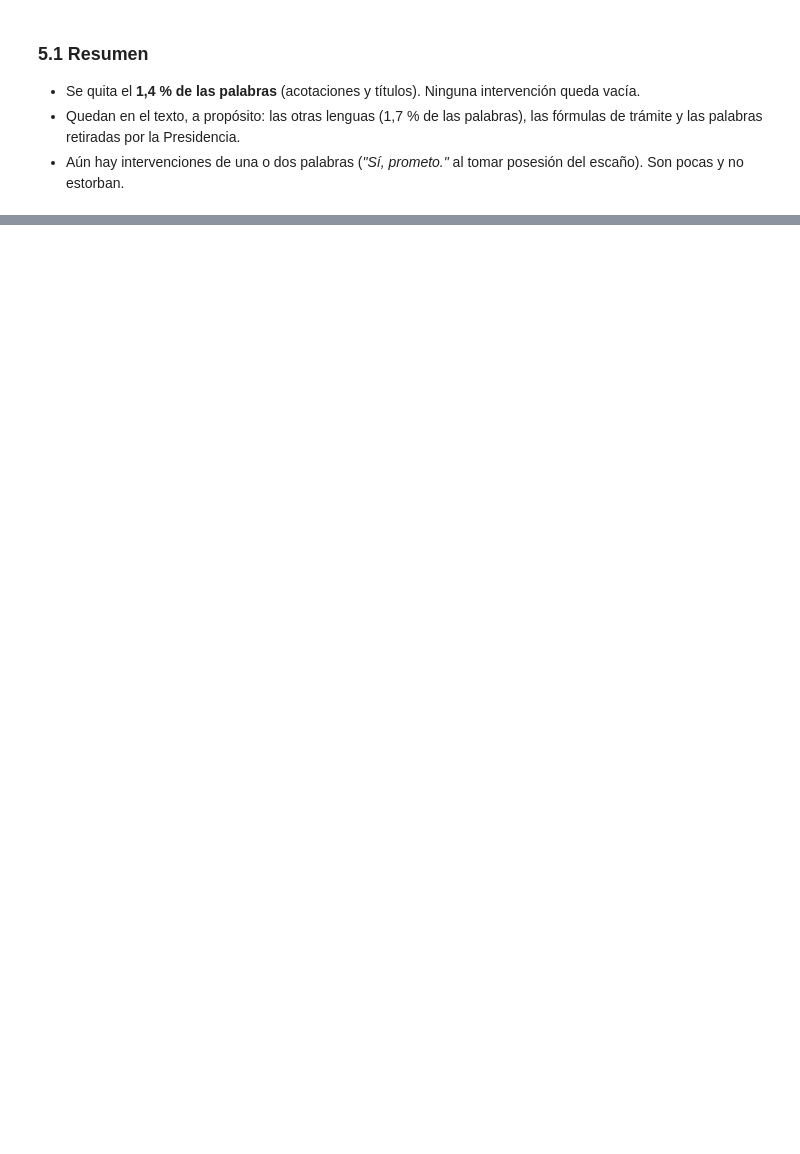
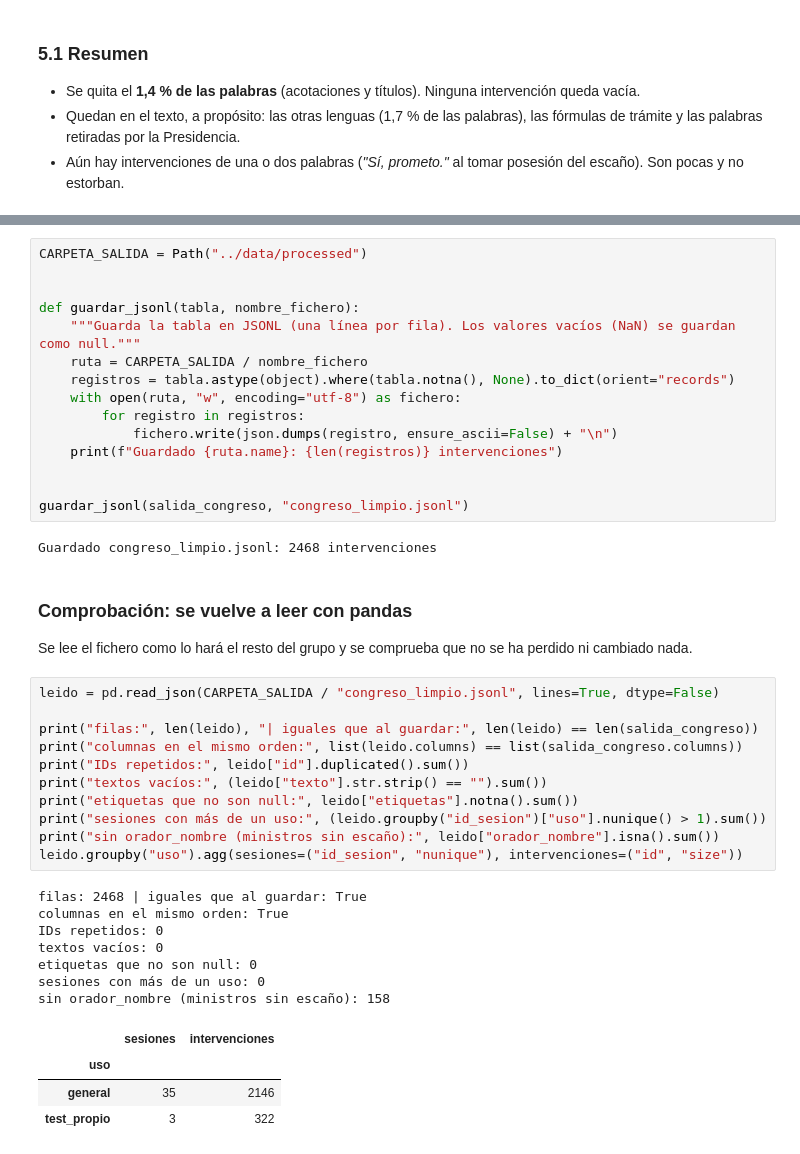
Before and after one commit to AlvarodelaHerran/detector_falacias_contradicciones, a Jupyter notebook: E2/02_congreso.ipynb, the cells around one changed output, grey strips where cells are left out. Drawn from its saved outputs; the diff is of its cells as text; blank space fills up the shorter version.

```diff
--- a/E2/02_congreso.ipynb
+++ b/E2/02_congreso.ipynb
@@ -571,0 +665,44 @@ print(ejemplo["texto"][inicio:inicio + 450])
+# %%
+CARPETA_SALIDA = Path("../data/processed")
+
+
+def guardar_jsonl(tabla, nombre_fichero):
+    """Guarda la tabla en JSONL (una línea por fila). Los valores vacíos (NaN) se guardan como null."""
+    ruta = CARPETA_SALIDA / nombre_fichero
+    registros = tabla.astype(object).where(tabla.notna(), None).to_dict(orient="records")
+    with open(ruta, "w", encoding="utf-8") as fichero:
+        for registro in registros:
+            fichero.write(json.dumps(registro, ensure_ascii=False) + "\n")
+    print(f"Guardado {ruta.name}: {len(registros)} intervenciones")
+
+
+guardar_jsonl(salida_congreso, "congreso_limpio.jsonl")
+# %% [output]
+Guardado congreso_limpio.jsonl: 2468 intervenciones
+# %% [markdown]
+### Comprobación: se vuelve a leer con pandas
+
+Se lee el fichero como lo hará el resto del grupo y se comprueba que no se ha perdido ni cambiado nada.
+# %%
+leido = pd.read_json(CARPETA_SALIDA / "congreso_limpio.jsonl", lines=True, dtype=False)
+
+print("filas:", len(leido), "| iguales que al guardar:", len(leido) == len(salida_congreso))
+print("columnas en el mismo orden:", list(leido.columns) == list(salida_congreso.columns))
+print("IDs repetidos:", leido["id"].duplicated().sum())
+print("textos vacíos:", (leido["texto"].str.strip() == "").sum())
+print("etiquetas que no son null:", leido["etiquetas"].notna().sum())
+print("sesiones con más de un uso:", (leido.groupby("id_sesion")["uso"].nunique() > 1).sum())
+print("sin orador_nombre (ministros sin escaño):", leido["orador_nombre"].isna().sum())
+leido.groupby("uso").agg(sesiones=("id_sesion", "nunique"), intervenciones=("id", "size"))
+# %% [output]
+filas: 2468 | iguales que al guardar: True
+columnas en el mismo orden: True
+IDs repetidos: 0
+textos vacíos: 0
+etiquetas que no son null: 0
+sesiones con más de un uso: 0
+sin orador_nombre (ministros sin escaño): 158
+|  | sesiones | intervenciones |
+| uso |  |  |
+| general | 35 | 2146 |
+| test_propio | 3 | 322 |
```
Also changed, not shown: parts of 9 cells of this notebook, 1 other file.
